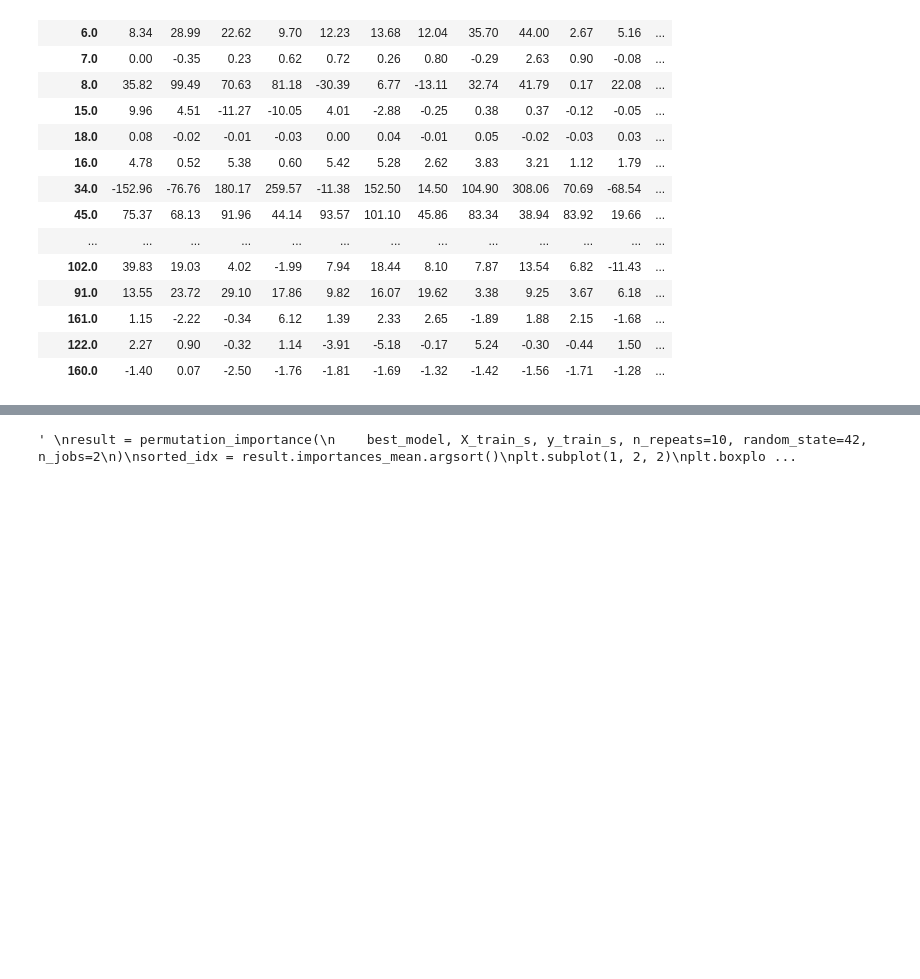
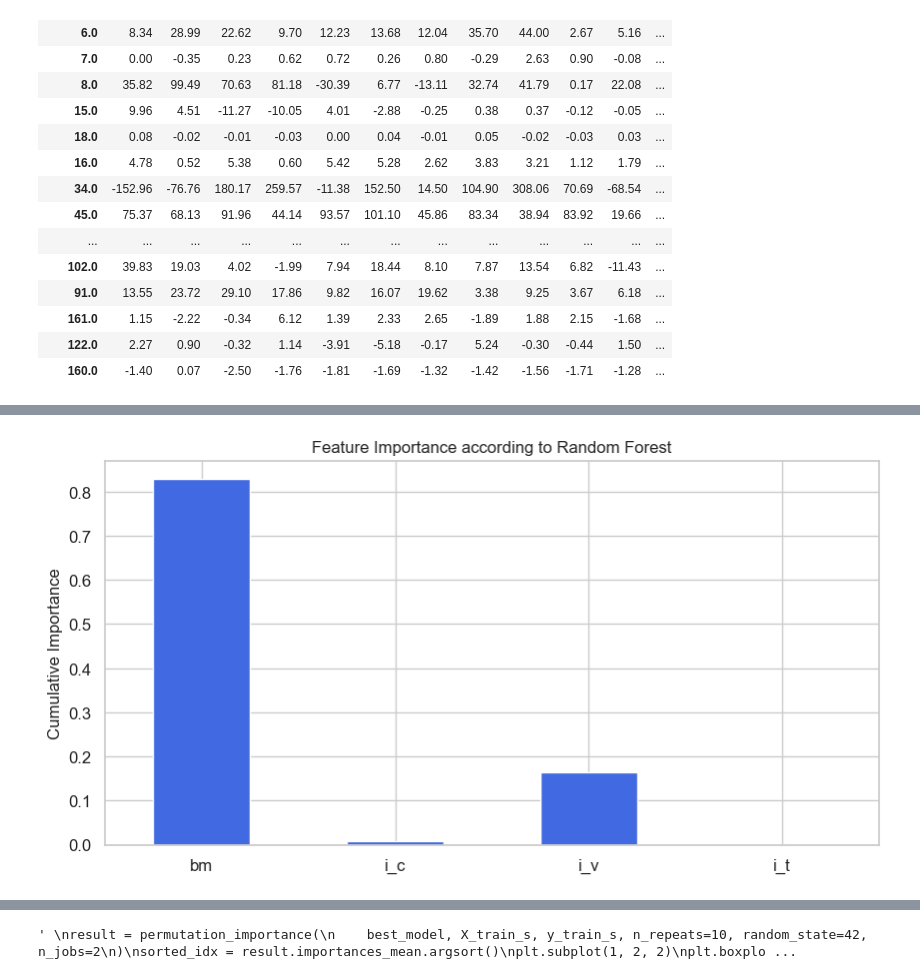
Before and after one commit to Moncada-Francesco-97/Calving-U-Net, a Jupyter notebook: Random_Forest/random_forest.ipynb, the cells around one changed output, grey strips where cells are left out. Drawn from its saved outputs; the diff is of its cells as text; code cells hidden in the pictures; blank space fills up the shorter version.

Commit message:
Update another function to plot the feature importance graph

```diff
--- a/Random_Forest/random_forest.ipynb
+++ b/Random_Forest/random_forest.ipynb
@@ -312,0 +297,9 @@ array([('bm', '2005'), ('bm', '2006'), ('bm', '2007'), ('bm', '2008'),
+# %%
+np.array(X.columns)[sorted_idx]
+
+#Extract just the variable and not the year from the column
+
+variables= X.columns.droplevel(1)
+
+features = pd.DataFrame({'Features': ['bm', 'i_c', 'i_v', 'i_t']})
+feature
@@ -312,0 +315,10 @@ array([('bm', '2005'), ('bm', '2006'), ('bm', '2007'), ('bm', '2008'),
+# %%
+var_feat =['bm', 'i_c', 'i_v', 'i_t']
+
+df = pd.DataFrame(index=var_feat,columns=['importance'])
+
+df['importance'] = 0
+
+for i, variable in enumerate(variables):
+
+    df.loc[str(variable), 'importance'] = df.loc[str(variable),'importance'] + feature_importance[i]
@@ -312,0 +333,19 @@ array([('bm', '2005'), ('bm', '2006'), ('bm', '2007'), ('bm', '2008'),
+# %%
+#plot the dataframes df, and save it
+
+df.plot.bar(
+    figsize=(10, 5),
+    title='Feature Importance according to Random Forest',
+    legend=False,
+    grid=True,
+    fontsize=12,
+    rot=0,
+    color='royalblue'
+)
+#add the y label
+plt.ylabel('Cumulative Importance', fontsize=12)
+
+#save the plot
+plt.savefig('/Users/francesco/Desktop/feature_importance.png', dpi=300, bbox_inches='tight')
+# %% [output]
+[figure, added]
```
Also changed, not shown: parts of 7 cells of this notebook, 2 other files.
